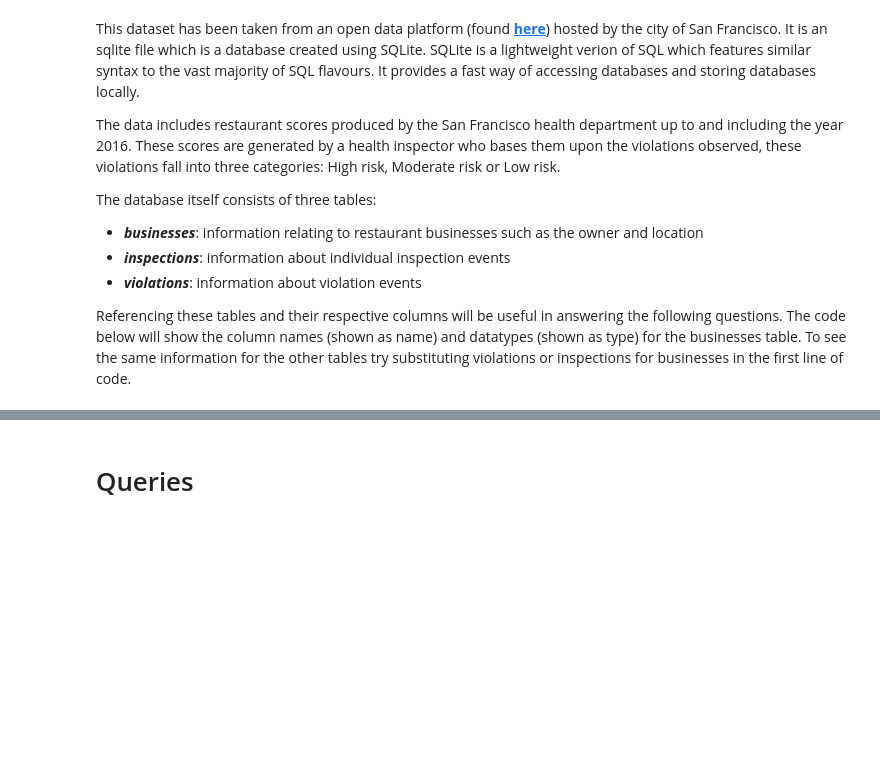
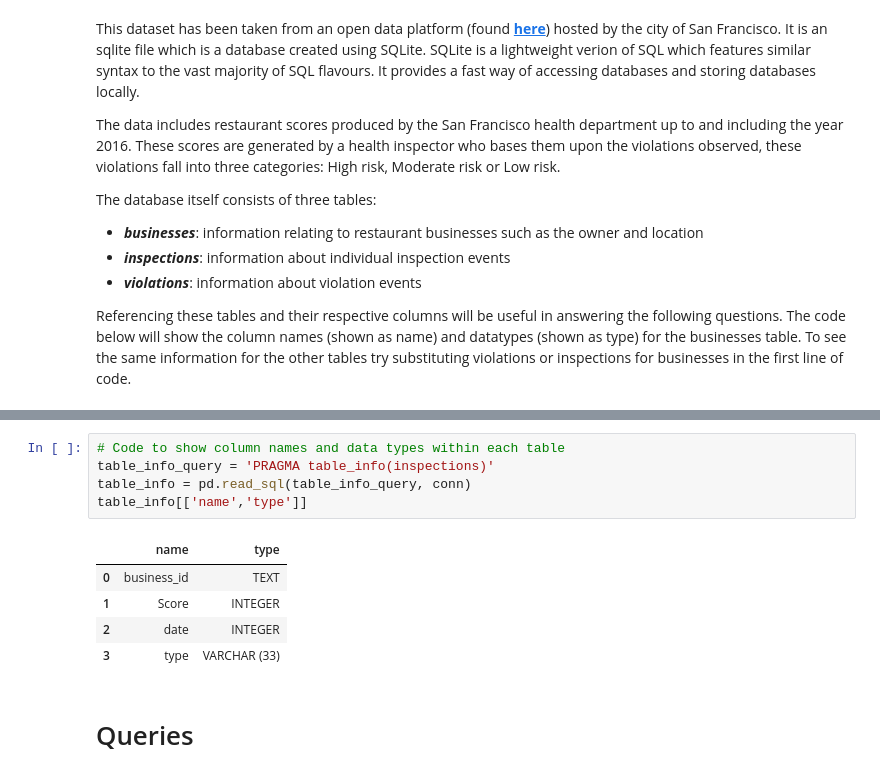
Before and after one commit to Louis-Bad/KATE_module-6, a Jupyter notebook: food_health_analysis/food_health.ipynb, the cells around one changed output, grey strips where cells are left out. Drawn from its saved outputs; the diff is of its cells as text; blank space fills up the shorter version.

```diff
--- a/food_health_analysis/food_health.ipynb
+++ b/food_health_analysis/food_health.ipynb
@@ -64,3 +94,14 @@ table_info[['name','type']]
+# %%
+# Code to show column names and data types within each table
+table_info_query = 'PRAGMA table_info(inspections)'
+table_info = pd.read_sql(table_info_query, conn)
+table_info[['name','type']]
+# %% [output]
+|  | name | type |
+| 0 | business_id | TEXT |
+| 1 | Score | INTEGER |
+| 2 | date | INTEGER |
+| 3 | type | VARCHAR (33) |
 # %% [markdown]
 # Queries
 # %% [markdown]
```
Also changed, not shown: parts of 13 cells of this notebook.
